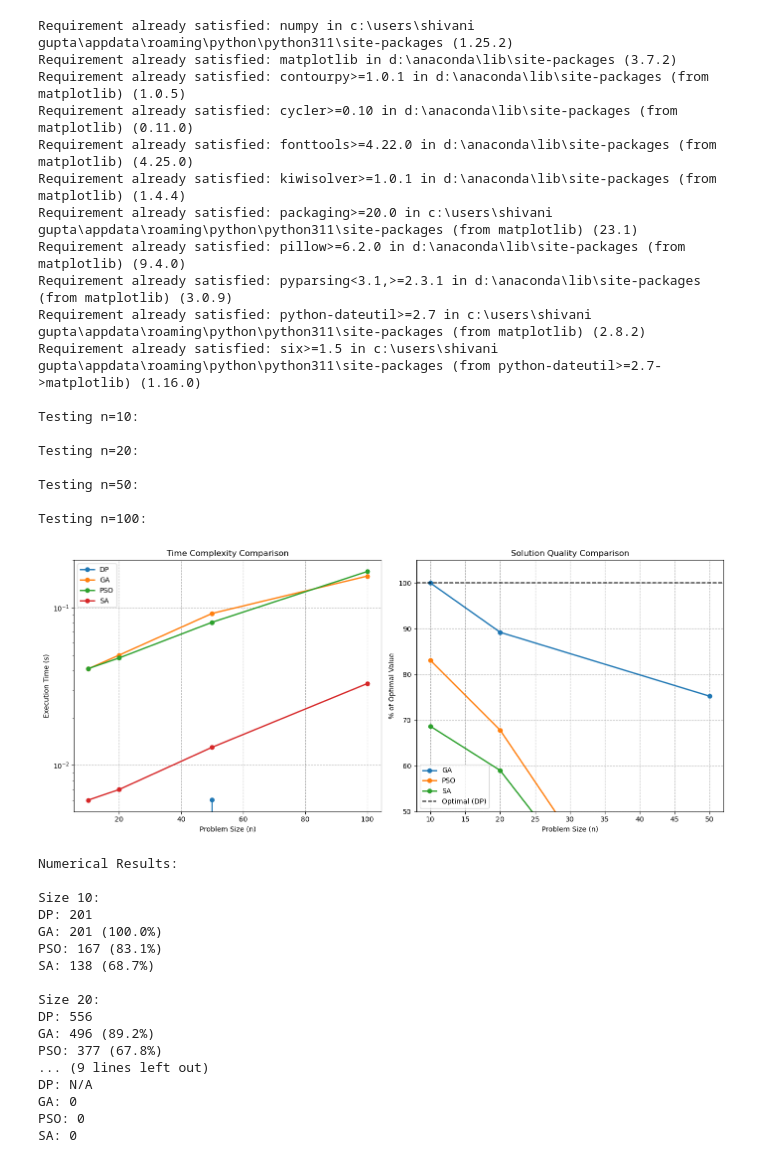
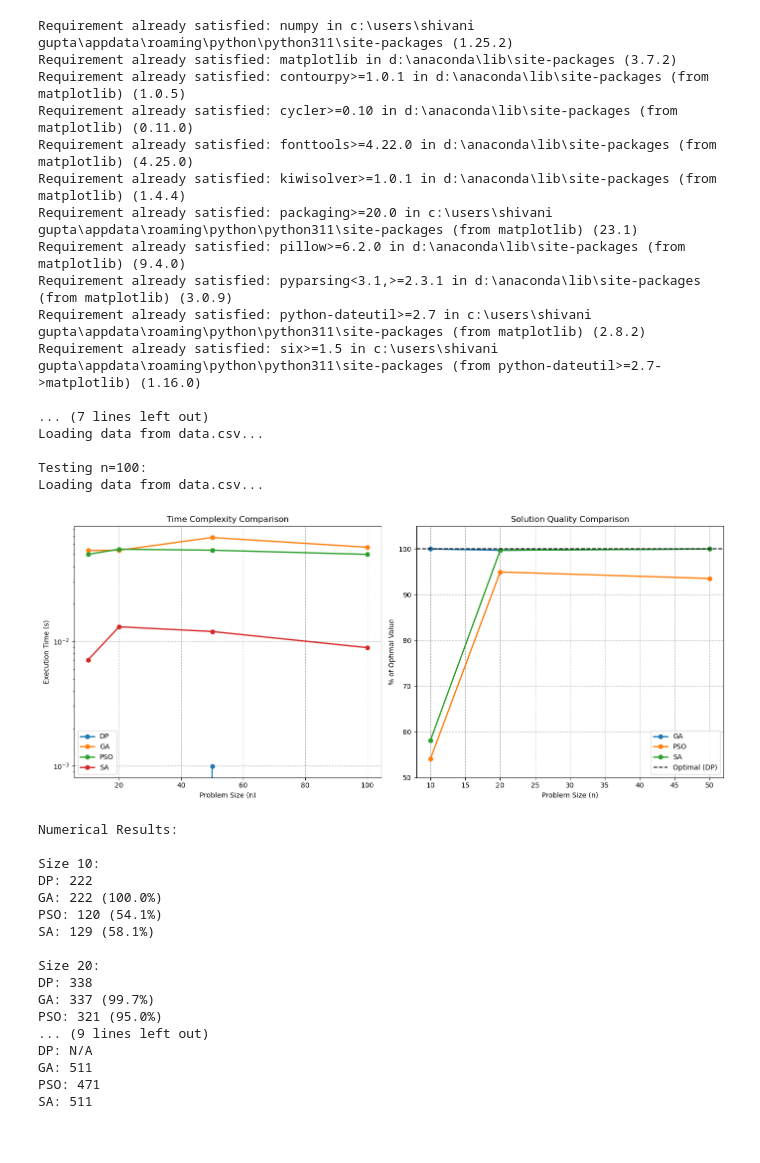
Before and after one commit to Insanely1/Knapsack-Optimization, a Jupyter notebook: ot_model.ipynb, the cells around one changed output. Saved outputs shown, nothing was run; the diff lists cells and outputs as text; code cells hidden in the pictures.

Commit message:
data file updated

```diff
--- a/ot_model.ipynb
+++ b/ot_model.ipynb
@@ -5,6 +5,36 @@ import numpy as np
 import matplotlib.pyplot as plt
 import random
 import time
+
+
+import pandas as pd
+import numpy as np
+import os
+
+def load_data(n=50, use_csv=True, filename="data.csv"):
+    """
+    Load knapsack data.
+    If use_csv=True and file exists, load from CSV.
+    Otherwise, generate random values and weights.
+    """
+    if use_csv and os.path.exists(filename):
+        print(f"Loading data from {filename}...")
+        df = pd.read_csv(filename)
+        values = df["value"].to_numpy()
+        weights = df["weight"].to_numpy()
+    else:
+        print("Generating random data...")
+        values = np.random.randint(10, 100, size=n)
+        weights = np.random.randint(1, 50, size=n)
+
+        # Optional: save generated data for reproducibility
+        df = pd.DataFrame({"value": values, "weight": weights})
+        df.to_csv(filename, index=False)
+        print(f"Random data saved to {filename}")
+
+    return values, weights
+
+
 
 # ========================
 # Algorithm Implementations
@@ -140,9 +170,10 @@ results = {
 for size in sizes:
     print(f"\nTesting n={size}:")
     # Generate random problem instance
-    values = np.random.randint(10, 100, size)
-    weights = np.random.randint(5, 30, size)
+   # Generate or load problem instance
+    values, weights = load_data(n=size, use_csv=True, filename="data.csv")
     capacity = size * capacity_scale
+
 
     # 1. Run DP (only for small instances)
     if size <= 50:
@@ -217,53 +248,51 @@ plt.show()
 
 # Print Numerical Results
 print("\nNumerical Results:")
 for size, dp_val, ga_val, pso_val, sa_val in zip(
     sizes,
     results['DP']['value'],
     results['GA']['value'],
     results['PSO']['value'],
     results['SA']['value']
 ):
     print(f"\nSize {size}:")
     print(f"DP: {dp_val if dp_val else 'N/A'}")
     print(f"GA: {ga_val} ({ga_val/dp_val*100:.1f}%)" if dp_val else f"GA: {ga_val}")
     print(f"PSO: {pso_val} ({pso_val/dp_val*100:.1f}%)" if dp_val else f"PSO: {pso_val}")
     print(f"SA: {sa_val} ({sa_val/dp_val*100:.1f}%)" if dp_val else f"SA: {sa_val}")
 # %% [output]
 Requirement already satisfied: numpy in c:\users\shivani gupta\appdata\roaming\python\python311\site-packages (1.25.2)
 Requirement already satisfied: matplotlib in d:\anaconda\lib\site-packages (3.7.2)
 Requirement already satisfied: contourpy>=1.0.1 in d:\anaconda\lib\site-packages (from matplotlib) (1.0.5)
 Requirement already satisfied: cycler>=0.10 in d:\anaconda\lib\site-packages (from matplotlib) (0.11.0)
 Requirement already satisfied: fonttools>=4.22.0 in d:\anaconda\lib\site-packages (from matplotlib) (4.25.0)
 Requirement already satisfied: kiwisolver>=1.0.1 in d:\anaconda\lib\site-packages (from matplotlib) (1.4.4)
 Requirement already satisfied: packaging>=20.0 in c:\users\shivani gupta\appdata\roaming\python\python311\site-packages (from matplotlib) (23.1)
 Requirement already satisfied: pillow>=6.2.0 in d:\anaconda\lib\site-packages (from matplotlib) (9.4.0)
 Requirement already satisfied: pyparsing<3.1,>=2.3.1 in d:\anaconda\lib\site-packages (from matplotlib) (3.0.9)
 Requirement already satisfied: python-dateutil>=2.7 in c:\users\shivani gupta\appdata\roaming\python\python311\site-packages (from matplotlib) (2.8.2)
 Requirement already satisfied: six>=1.5 in c:\users\shivani gupta\appdata\roaming\python\python311\site-packages (from python-dateutil>=2.7->matplotlib) (1.16.0)
 
-Testing n=10:
-
-Testing n=20:
-
-Testing n=50:
+... (7 lines left out)
+Loading data from data.csv...
 
 Testing n=100:
+Loading data from data.csv...
-[figure, old version]
+[figure, new version]
 Numerical Results:
 
 Size 10:
-DP: 201
-GA: 201 (100.0%)
-PSO: 167 (83.1%)
-SA: 138 (68.7%)
+DP: 222
+GA: 222 (100.0%)
+PSO: 120 (54.1%)
+SA: 129 (58.1%)
 
 Size 20:
-DP: 556
-GA: 496 (89.2%)
-PSO: 377 (67.8%)
+DP: 338
+GA: 337 (99.7%)
+PSO: 321 (95.0%)
 ... (9 lines left out)
 DP: N/A
-GA: 0
-PSO: 0
-SA: 0
+GA: 511
+PSO: 471
+SA: 511
```
Also changed, not shown: 2 other files.
